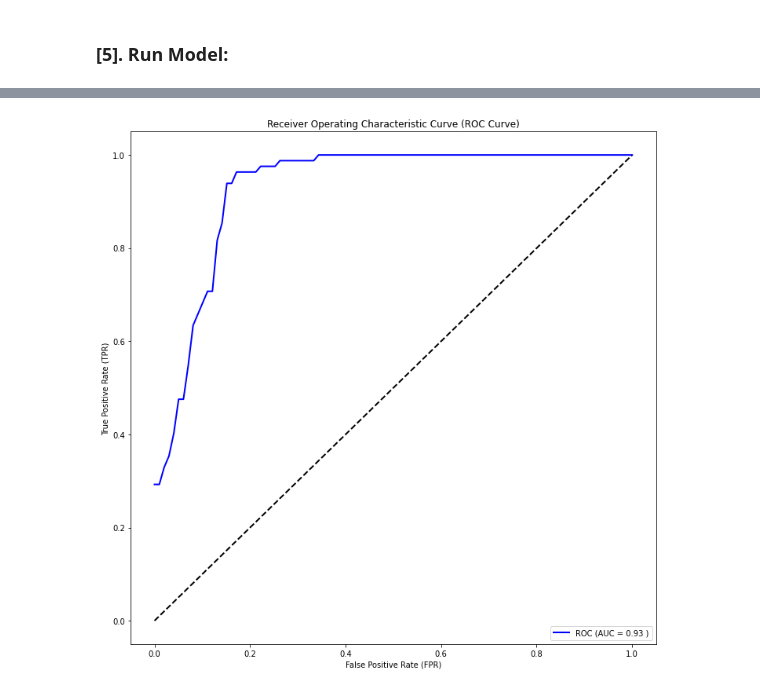
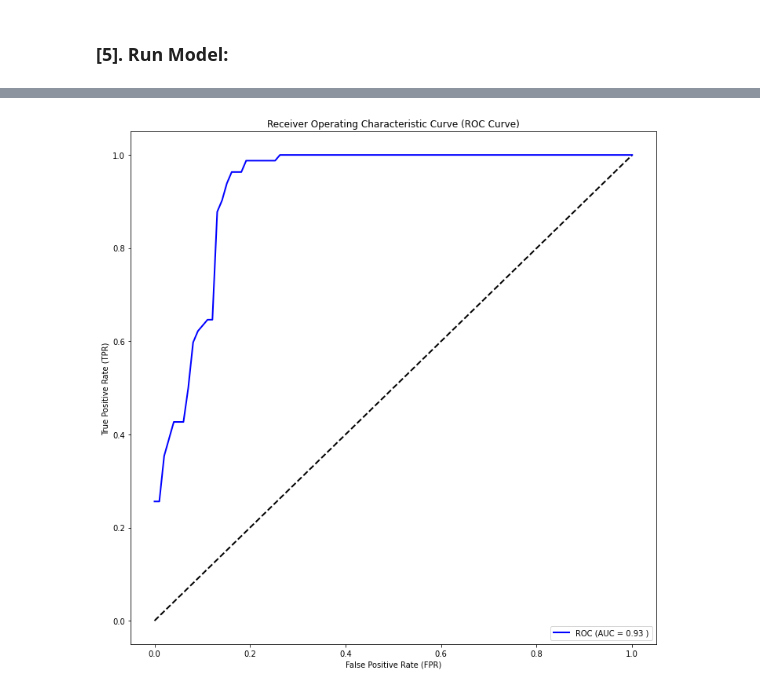
Before and after one commit to mrzResearchArena/Anticancer-Peptides-CNN, a Jupyter notebook: ACP-500-164-ROC.ipynb, the cells around one changed output, grey strips where cells are left out. Saved outputs shown, nothing was run; the diff lists cells and outputs as text; code cells hidden in the pictures.

Commit message:
Added ROC Curve (ACP-500/164)

```diff
--- a/ACP-500-164-ROC.ipynb
+++ b/ACP-500-164-ROC.ipynb
@@ -226,7 +220,7 @@ ________________________________________________________________________________
 ### [5]. Run Model:
 # %%
 # Setting epoch and batch number
-setEpochNumber     = 400       ### 2,500 performed well!
+setEpochNumber     = 400       ### 500 performed well!
 setBatchSizeNumber = 16
 
 
@@ -282,11 +276,11 @@ rocauc = auc(fpr, tpr)
 # plt.plot(fpr, tpr, lw=2, alpha=0.3, label='(AUC = %0.2f)' % (rocauc))
 
 
-plt.plot([0,1], [0,1],linestyle = '--',lw = 2,color = 'black')
+plt.plot([0,1], [0,1],linestyle = '--',lw = 2, color = 'black')
 meanTPR = np.mean(TPR, axis=0)
 meanAUC = auc(meanFPR, meanTPR)
-plt.plot(meanFPR, meanTPR, color='blue',
-        label=r'ROC (AUC = %0.2f )' % (meanAUC),lw=2, alpha=1)
+plt.plot(meanFPR, interp(meanFPR, fpr, tpr), color='blue',
+        label=r'ROC (AUC = %0.2f )' % (meanAUC), lw=2, alpha=1)
 
 plt.xlabel('False Positive Rate (FPR)')
 plt.ylabel('True Positive Rate (TPR)')
@@ -315 +309 @@ Precision: 0.8652
-[figure, old version]
+[figure, new version]
```
Also changed, not shown: parts of 3 cells of this notebook.
